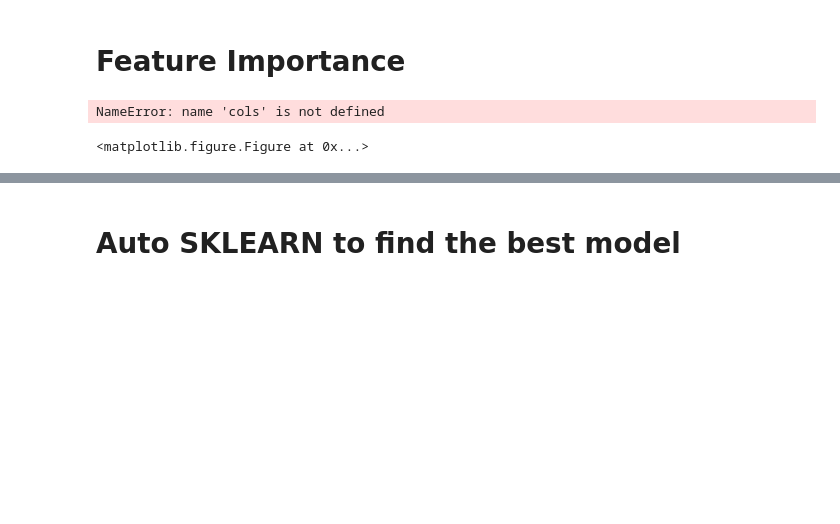
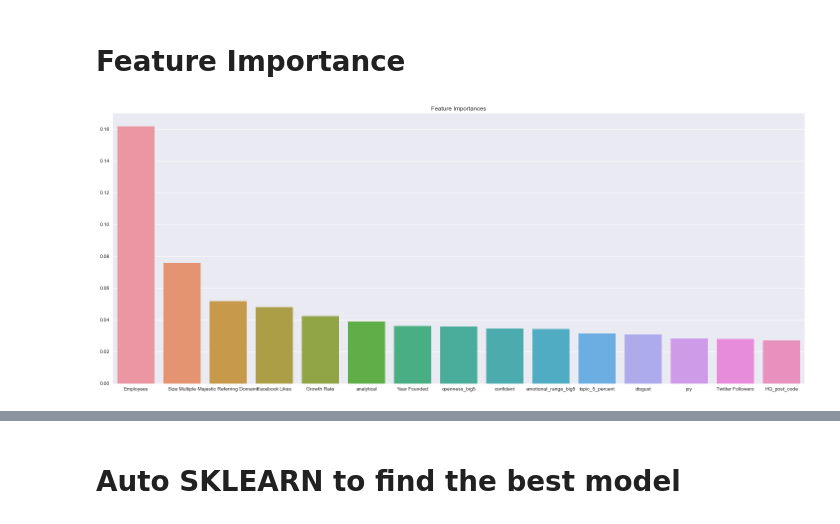
Before and after one commit to jonhilgart22/founder_nlp_analysis, a Jupyter notebook: notebooks/Train_Models_VcInvest0_VcInvest1_1.0_MISSING_SENTIMENT&LDA.ipynb, the cells around one changed output, grey strips where cells are left out. Drawn from its saved outputs; the diff is of its cells as text; code cells hidden in the pictures; blank space fills up the shorter version.

```diff
--- a/notebooks/Train_Models_VcInvest0_VcInvest1_1.0_MISSING_SENTIMENT&LDA.ipynb
+++ b/notebooks/Train_Models_VcInvest0_VcInvest1_1.0_MISSING_SENTIMENT&LDA.ipynb
@@ -643,9 +667,8 @@ sorted_feature_importances  = np.argsort(rf_classify.feature_importances_)[::-1]
 # %%
 ranked_feature_importances = rf_classify.feature_importances_[sorted_feature_importances]
 # %%
-plt.figure(figsize=(20,10))
-sns.barplot(cols[np.argsort(sorted_feature_importances)][:12],ranked_feature_importances[:12] )
+plt.figure(figsize=(25,10))
+sns.barplot(cols[np.argsort(sorted_feature_importances)][:15],ranked_feature_importances[:15] )
 plt.title("Feature Importances");
 # %% [output]
-NameError: name 'cols' is not defined
-<matplotlib.figure.Figure at 0x...>
+[figure, added]
```
Also changed, not shown: parts of 24 cells of this notebook, 1 other file.
